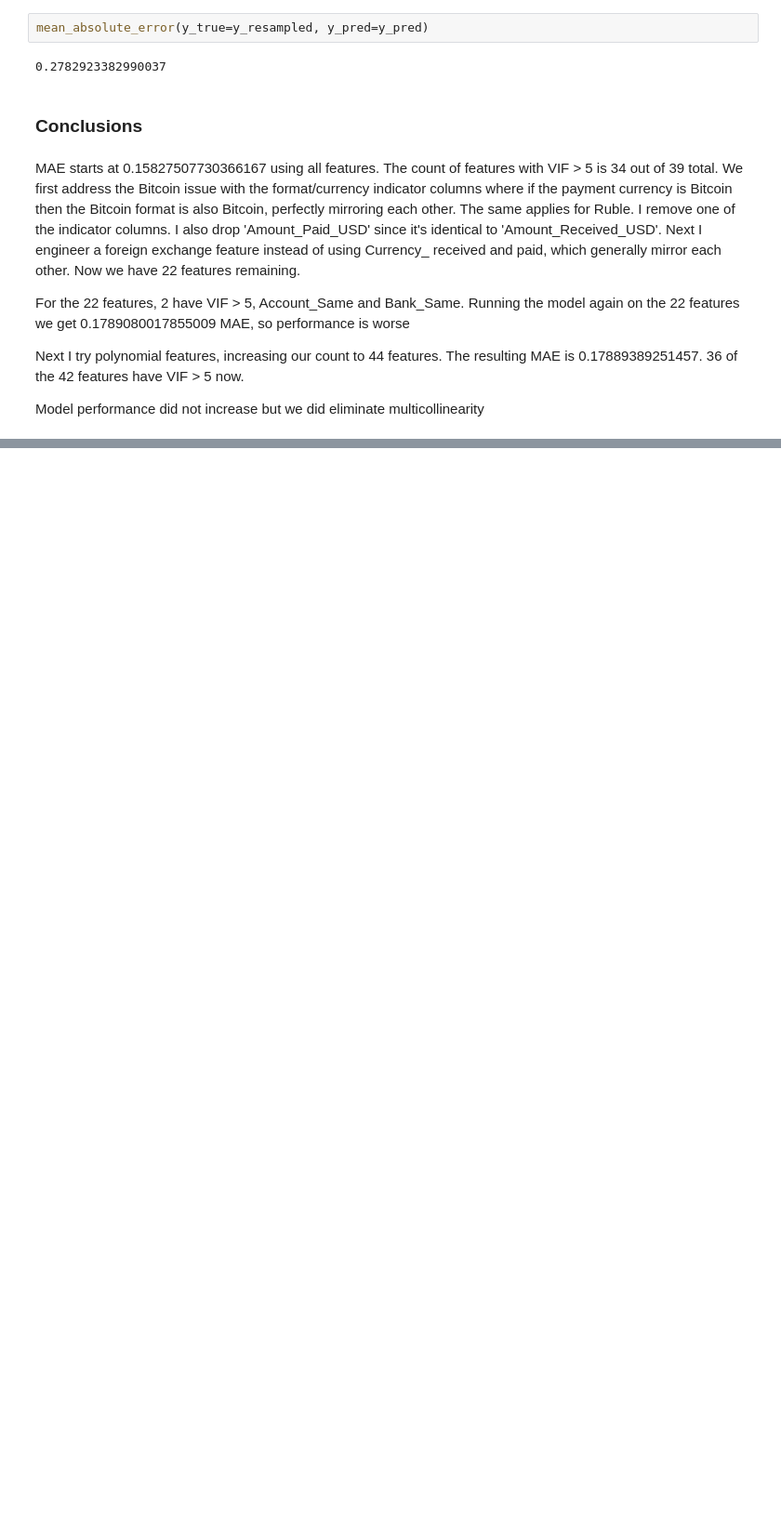
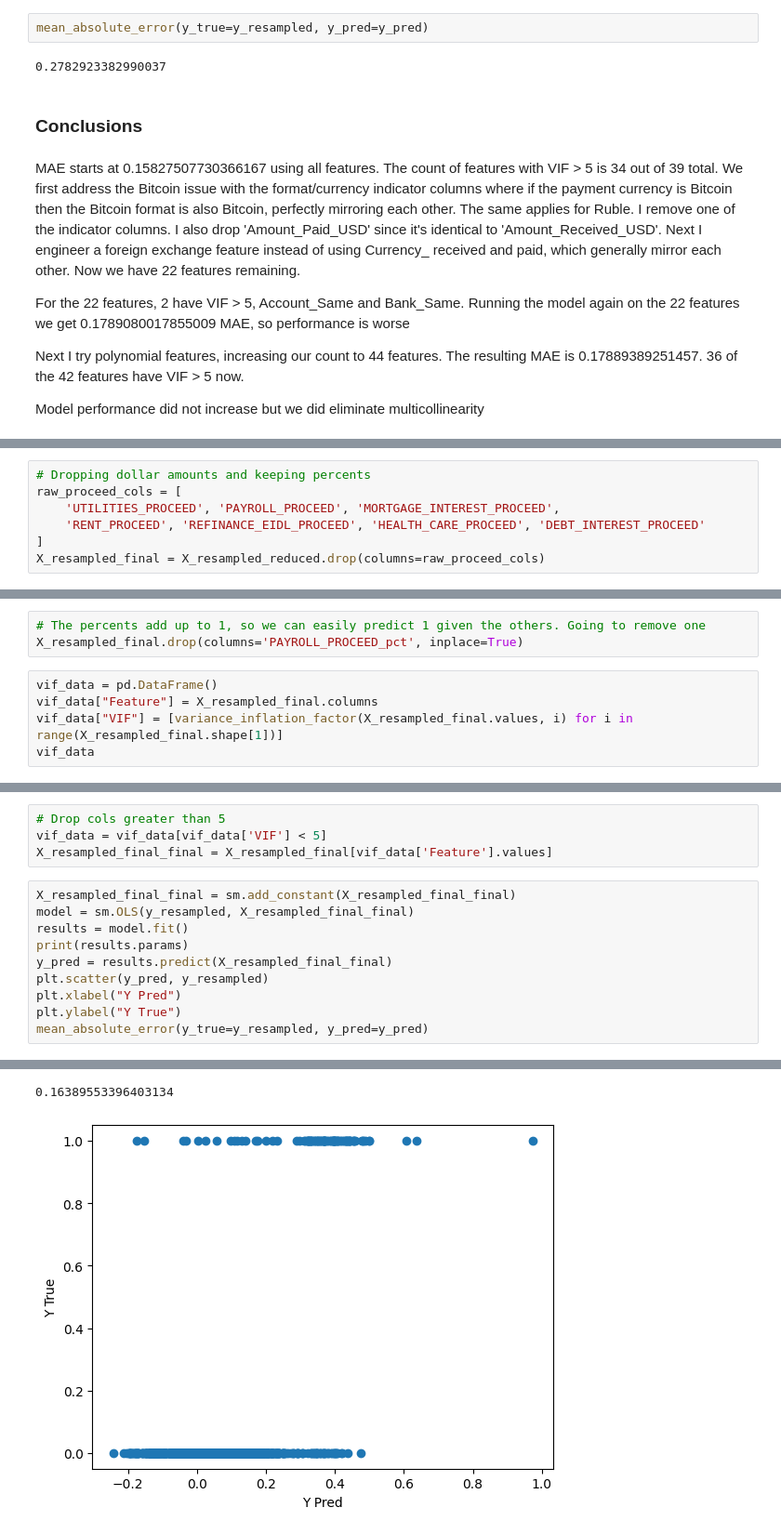
Before and after one commit to calebhadley1/DX799-capstone, a Jupyter notebook: Week1.ipynb, the cells around one changed output, grey strips where cells are left out. Shown at 93% size. Drawn from its saved outputs; the diff is of its cells as text; blank space fills up the shorter version.

```diff
--- a/Week1.ipynb
+++ b/Week1.ipynb
@@ -745,0 +919,7 @@ Model performance did not increase but we did eliminate multicollinearity
+# %%
+# Dropping dollar amounts and keeping percents
+raw_proceed_cols = [
+    'UTILITIES_PROCEED', 'PAYROLL_PROCEED', 'MORTGAGE_INTEREST_PROCEED',
+    'RENT_PROCEED', 'REFINANCE_EIDL_PROCEED', 'HEALTH_CARE_PROCEED', 'DEBT_INTEREST_PROCEED'
+]
+X_resampled_final = X_resampled_reduced.drop(columns=raw_proceed_cols)
@@ -745,0 +949,8 @@ Model performance did not increase but we did eliminate multicollinearity
+# %%
+# The percents add up to 1, so we can easily predict 1 given the others. Going to remove one
+X_resampled_final.drop(columns='PAYROLL_PROCEED_pct', inplace=True)
+# %%
+vif_data = pd.DataFrame()
+vif_data["Feature"] = X_resampled_final.columns
+vif_data["VIF"] = [variance_inflation_factor(X_resampled_final.values, i) for i in range(X_resampled_final.shape[1])]
+vif_data
@@ -745,0 +975,15 @@ Model performance did not increase but we did eliminate multicollinearity
+# %%
+# Drop cols greater than 5
+vif_data = vif_data[vif_data['VIF'] < 5]
+X_resampled_final_final = X_resampled_final[vif_data['Feature'].values]
+# %%
+X_resampled_final_final = sm.add_constant(X_resampled_final_final)
+model = sm.OLS(y_resampled, X_resampled_final_final)
+results = model.fit()
+print(results.params)
+y_pred = results.predict(X_resampled_final_final)
+plt.scatter(y_pred, y_resampled)
+plt.xlabel("Y Pred")
+plt.ylabel("Y True")
+mean_absolute_error(y_true=y_resampled, y_pred=y_pred)
+# %% [output]
@@ -745,0 +1010,2 @@ Model performance did not increase but we did eliminate multicollinearity
+0.16389553396403134
+[figure, added]
```
Also changed, not shown: parts of 46 cells of this notebook.
